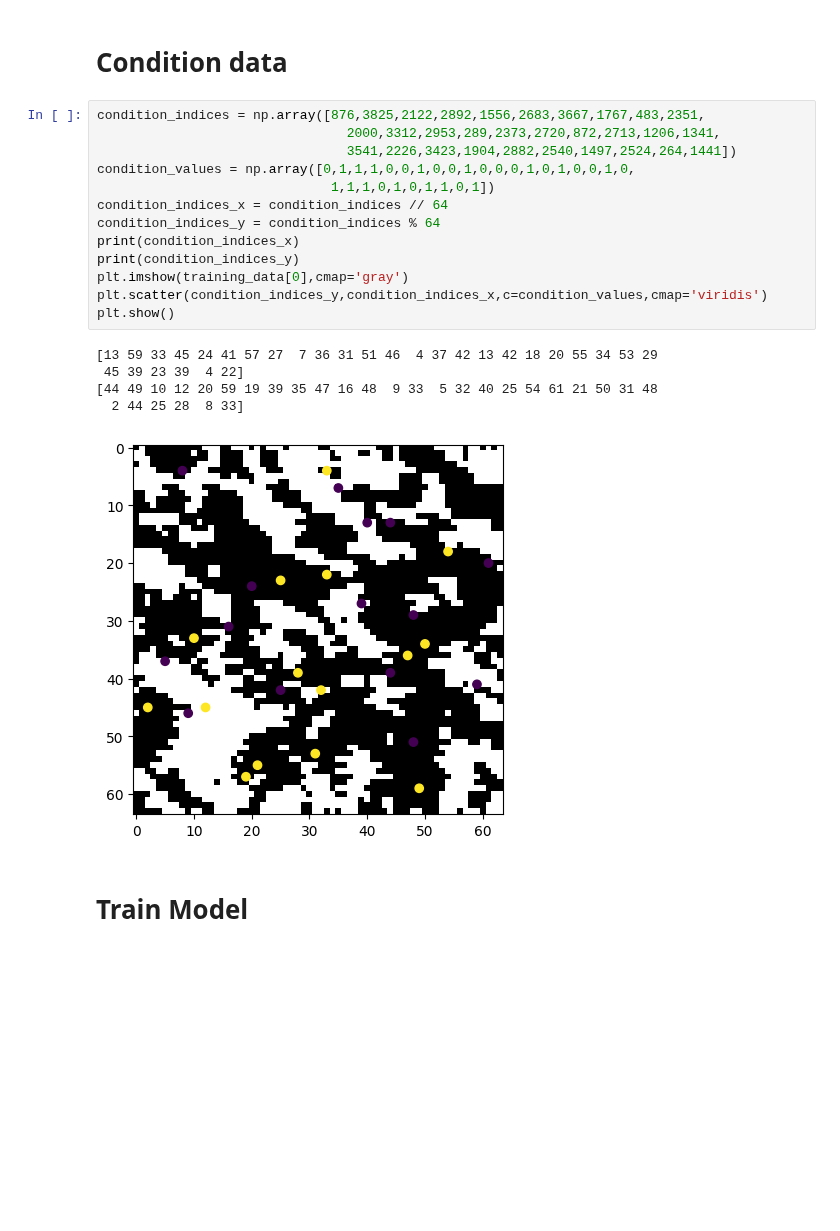
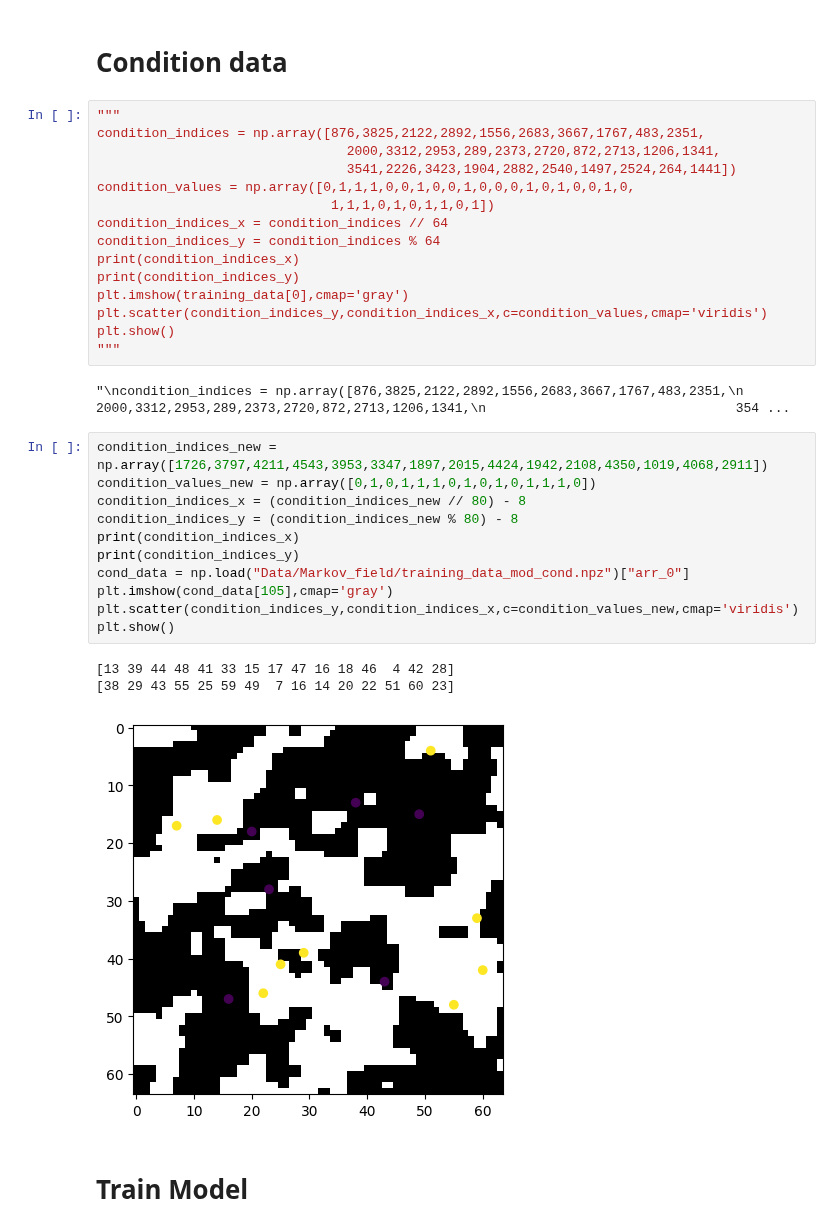
Before and after one commit to OscarOvanger/GeoDecepticon, a Jupyter notebook: ViT_notebook.ipynb, the cells around one changed output. Saved outputs shown, nothing was run; the diff lists cells and outputs as text; blank space fills up the shorter version.

```diff
--- a/ViT_notebook.ipynb
+++ b/ViT_notebook.ipynb
@@ -82,6 +83,7 @@ plt.show()
 # %% [markdown]
 # Condition data
 # %%
+"""
 condition_indices = np.array([876,3825,2122,2892,1556,2683,3667,1767,483,2351,
                                 2000,3312,2953,289,2373,2720,872,2713,1206,1341,
                                 3541,2226,3423,1904,2882,2540,1497,2524,264,1441])
@@ -94,12 +96,24 @@ print(condition_indices_y)
 plt.imshow(training_data[0],cmap='gray')
 plt.scatter(condition_indices_y,condition_indices_x,c=condition_values,cmap='viridis')
 plt.show()
+"""
 # %% [output]
-[13 59 33 45 24 41 57 27  7 36 31 51 46  4 37 42 13 42 18 20 55 34 53 29
- 45 39 23 39  4 22]
-[44 49 10 12 20 59 19 39 35 47 16 48  9 33  5 32 40 25 54 61 21 50 31 48
-  2 44 25 28  8 33]
+"\ncondition_indices = np.array([876,3825,2122,2892,1556,2683,3667,1767,483,2351,\n                                2000,3312,2953,289,2373,2720,872,2713,1206,1341,\n                                354 ...
-[figure, removed]
+# %%
+condition_indices_new = np.array([1726,3797,4211,4543,3953,3347,1897,2015,4424,1942,2108,4350,1019,4068,2911])
+condition_values_new = np.array([0,1,0,1,1,1,0,1,0,1,0,1,1,1,0])
+condition_indices_x = (condition_indices_new // 80) - 8
+condition_indices_y = (condition_indices_new % 80) - 8
+print(condition_indices_x)
+print(condition_indices_y)
+cond_data = np.load("Data/Markov_field/training_data_mod_cond.npz")["arr_0"]
+plt.imshow(cond_data[105],cmap='gray')
+plt.scatter(condition_indices_y,condition_indices_x,c=condition_values_new,cmap='viridis')
+plt.show()
+# %% [output]
+[13 39 44 48 41 33 15 17 47 16 18 46  4 42 28]
+[38 29 43 55 25 59 49  7 16 14 20 22 51 60 23]
+[figure, added]
 # %% [markdown]
 # Train Model
 # %%
```
Also changed, not shown: parts of 26 cells of this notebook.
